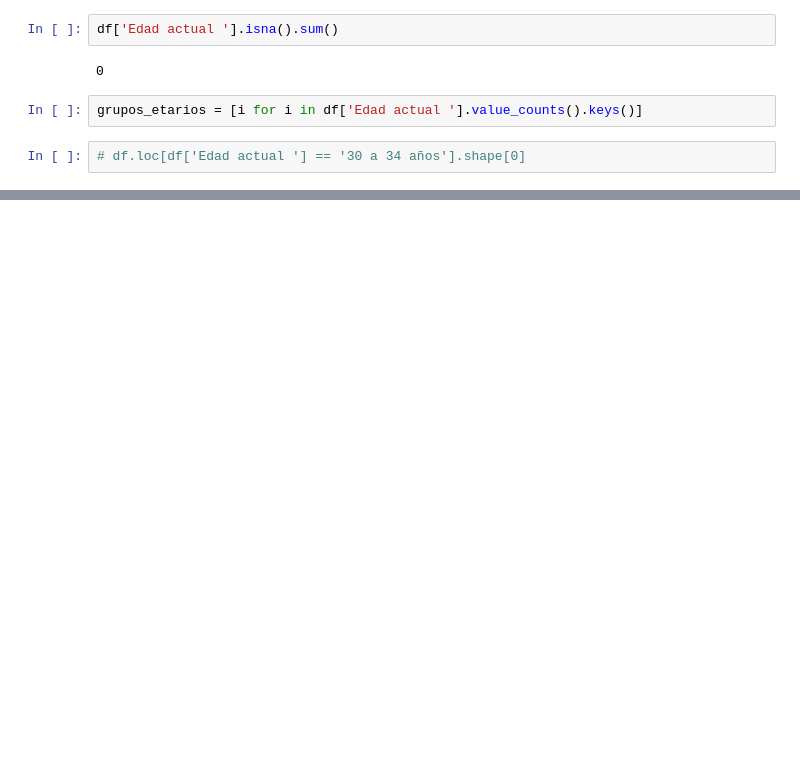
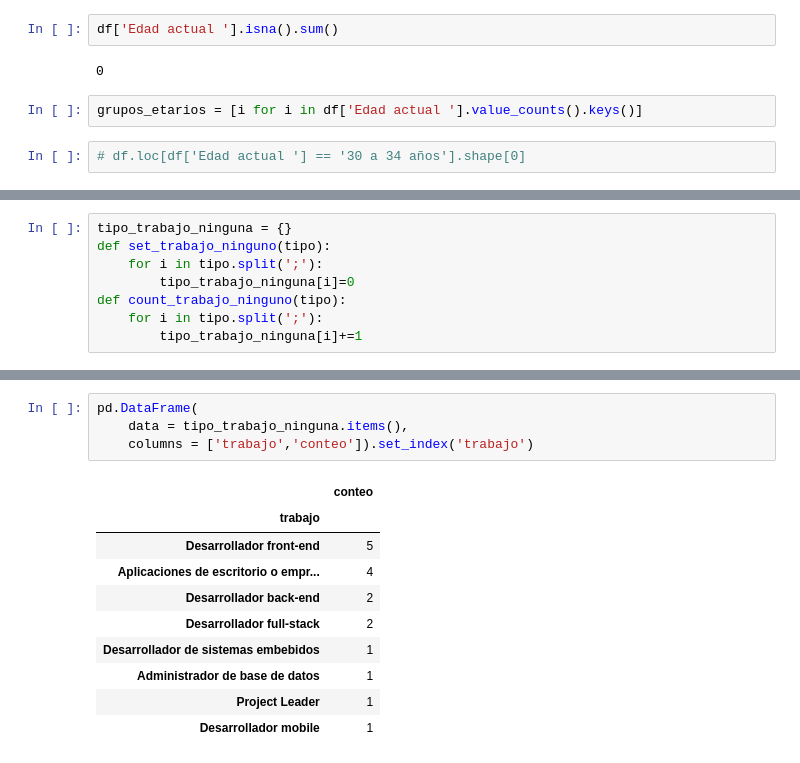
Before and after one commit to TorrezMN/Data_Science, a Jupyter notebook: Enc_Devs_Py/Notebooks/Modalidad.ipynb, the cells around one changed output, grey strips where cells are left out. Saved outputs shown, nothing was run; the diff lists cells and outputs as text; blank space fills up the shorter version.

```diff
--- a/Enc_Devs_Py/Notebooks/Modalidad.ipynb
+++ b/Enc_Devs_Py/Notebooks/Modalidad.ipynb
@@ -238,0 +555,8 @@ plt.subplots_adjust(left=0.1,
+# %%
+tipo_trabajo_ninguna = {}
+def set_trabajo_ninguno(tipo):
+    for i in tipo.split(';'):
+        tipo_trabajo_ninguna[i]=0
+def count_trabajo_ninguno(tipo):
+    for i in tipo.split(';'):
+        tipo_trabajo_ninguna[i]+=1
@@ -238,0 +588,15 @@ plt.subplots_adjust(left=0.1,
+# %%
+pd.DataFrame(
+    data = tipo_trabajo_ninguna.items(),
+    columns = ['trabajo','conteo']).set_index('trabajo')
+# %% [output]
+|  | conteo |
+| trabajo |  |
+| Desarrollador front-end | 5 |
+| Aplicaciones de escritorio o empr... | 4 |
+| Desarrollador back-end | 2 |
+| Desarrollador full-stack | 2 |
+| Desarrollador de sistemas embebidos | 1 |
+| Administrador de base de datos | 1 |
+| Project Leader | 1 |
+| Desarrollador mobile | 1 |
```
Also changed, not shown: parts of 36 cells of this notebook.
